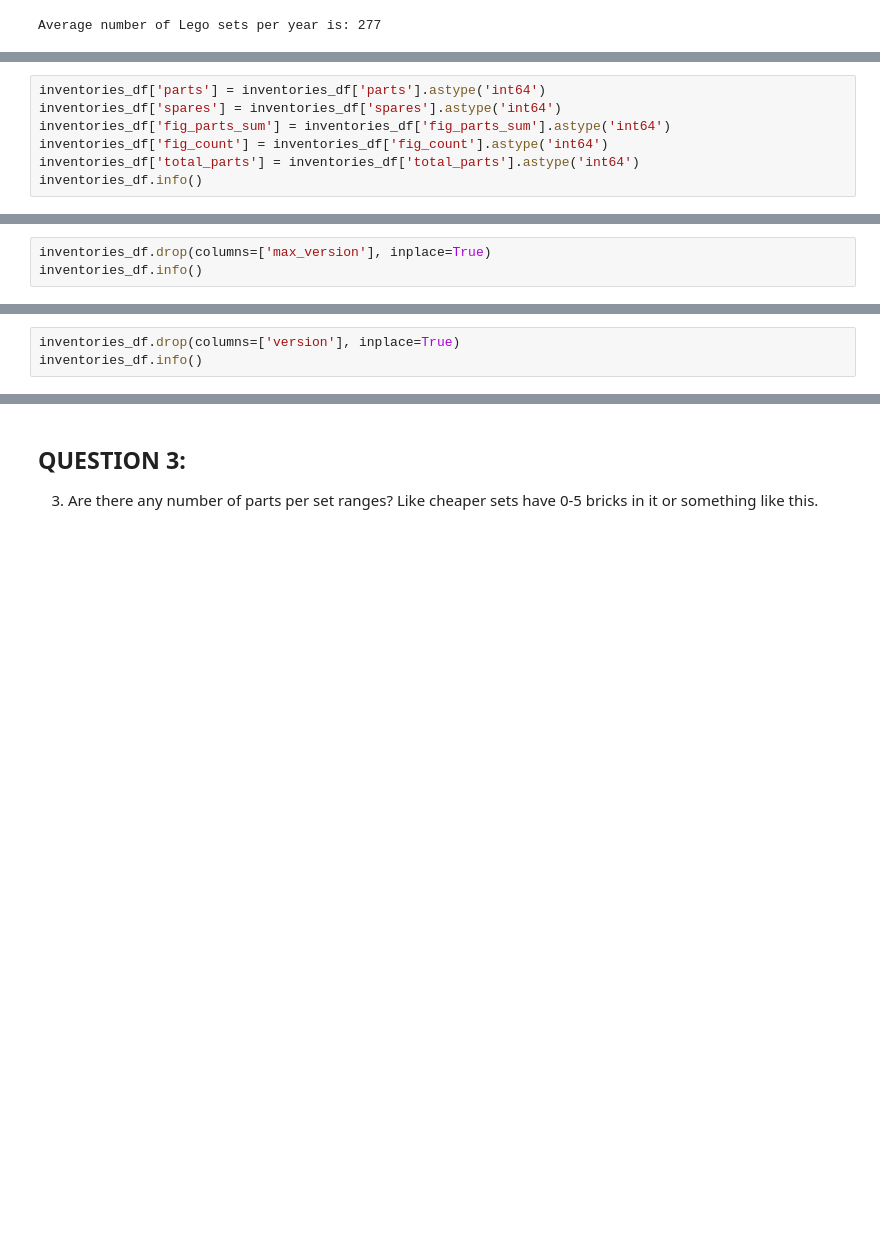
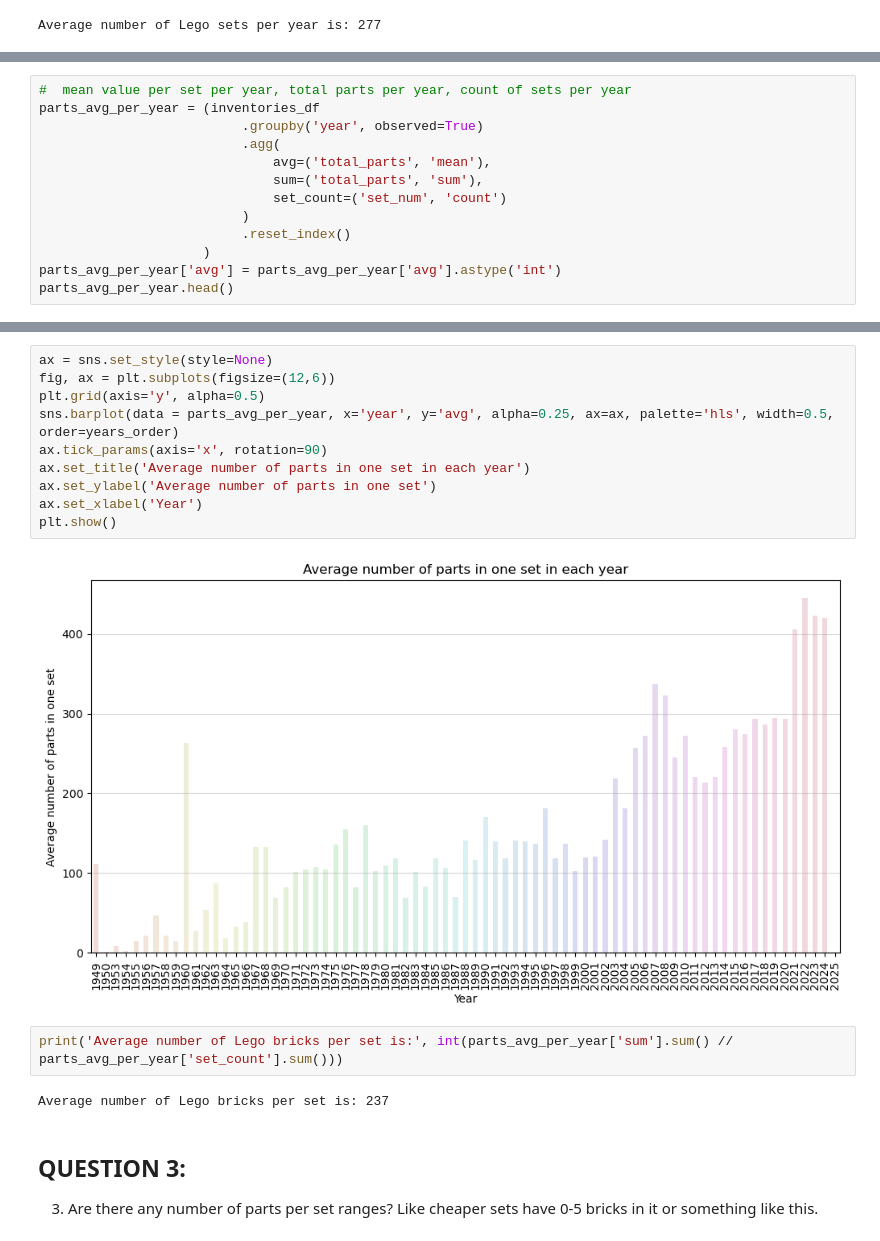
Before and after one commit to katarzynaadamczyk/data_analysis, a Jupyter notebook: lego_bricks/lego_analysis_prepare_dataframes.ipynb, the cells around one changed output, grey strips where cells are left out. Saved outputs shown, nothing was run; the diff lists cells and outputs as text; blank space fills up the shorter version.

```diff
--- a/lego_bricks/lego_analysis_prepare_dataframes.ipynb
+++ b/lego_bricks/lego_analysis_prepare_dataframes.ipynb
@@ -1063,7 +835,0 @@ memory usage: 1.8+ MB
-# %%
-inventories_df['parts'] = inventories_df['parts'].astype('int64')
-inventories_df['spares'] = inventories_df['spares'].astype('int64')
-inventories_df['fig_parts_sum'] = inventories_df['fig_parts_sum'].astype('int64')
-inventories_df['fig_count'] = inventories_df['fig_count'].astype('int64')
-inventories_df['total_parts'] = inventories_df['total_parts'].astype('int64')
-inventories_df.info()
@@ -1087,3 +835,0 @@ memory usage: 1.8+ MB
-# %%
-inventories_df.drop(columns=['max_version'], inplace=True)
-inventories_df.info()
@@ -1106,3 +835,0 @@ memory usage: 1.6+ MB
-# %%
-inventories_df.drop(columns=['version'], inplace=True)
-inventories_df.info()
@@ -1357,0 +841,13 @@ parts_per_set_year_df.head()
+# %%
+#  mean value per set per year, total parts per year, count of sets per year
+parts_avg_per_year = (inventories_df
+                          .groupby('year', observed=True)
+                          .agg(
+                              avg=('total_parts', 'mean'),
+                              sum=('total_parts', 'sum'),
+                              set_count=('set_num', 'count')
+                          )
+                          .reset_index()
+                     )
+parts_avg_per_year['avg'] = parts_avg_per_year['avg'].astype('int')
+parts_avg_per_year.head()
@@ -1358,3 +861,19 @@ parts_per_set_year_df.head()
+# %%
+ax = sns.set_style(style=None)
+fig, ax = plt.subplots(figsize=(12,6))
+plt.grid(axis='y', alpha=0.5)
+sns.barplot(data = parts_avg_per_year, x='year', y='avg', alpha=0.25, ax=ax, palette='hls', width=0.5, order=years_order)
+ax.tick_params(axis='x', rotation=90)
+ax.set_title('Average number of parts in one set in each year')
+ax.set_ylabel('Average number of parts in one set')
+ax.set_xlabel('Year')
+plt.show()
+# %% [output]
+[figure, added]
+# %%
+print('Average number of Lego bricks per set is:', int(parts_avg_per_year['sum'].sum() // parts_avg_per_year['set_count'].sum()))
+# %% [output]
+Average number of Lego bricks per set is: 237
 # %% [markdown]
 ## QUESTION 3:
 3. Are there any number of parts per set ranges? Like cheaper sets have 0-5 bricks in it or something like this.
```
Also changed, not shown: parts of 87 cells of this notebook.
